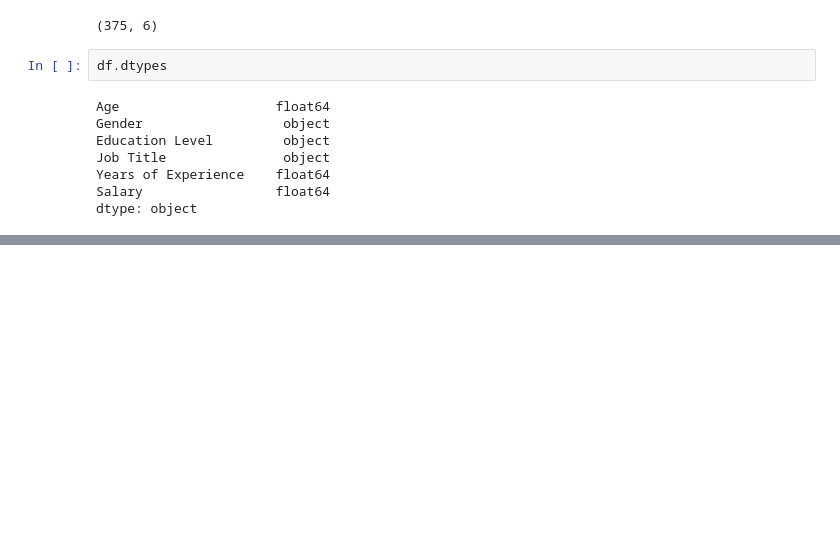
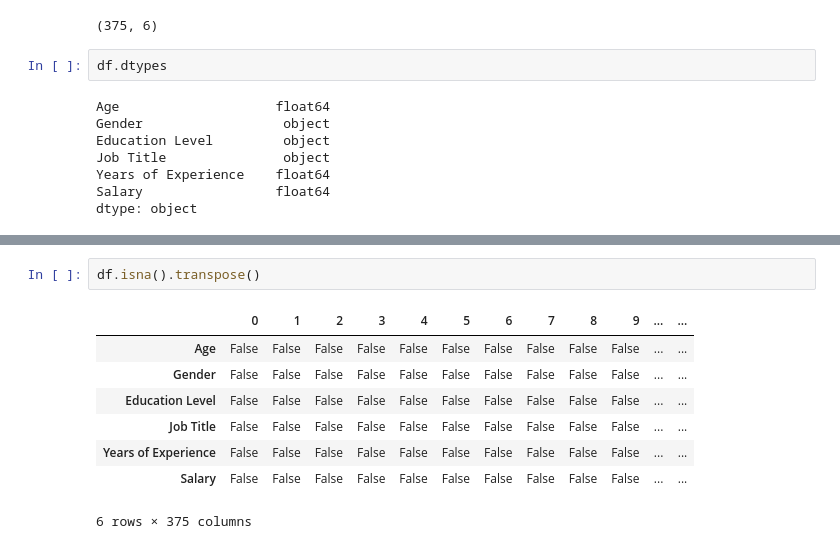
Before and after one commit to itsmepramila/salary-prediction, a Jupyter notebook: Introduction to linear regression salary prediction.ipynb, the cells around one changed output, grey strips where cells are left out. Drawn from its saved outputs; the diff is of its cells as text; blank space fills up the shorter version.

Commit message:
salary prediction

```diff
--- a/Introduction to linear regression salary prediction.ipynb
+++ b/Introduction to linear regression salary prediction.ipynb
@@ -43,0 +100,11 @@ dtype: object
+# %%
+df.isna().transpose()
+# %% [output]
+|  | 0 | 1 | 2 | 3 | 4 | 5 | 6 | 7 | 8 | 9 | ... | ... |
+| Age | False | False | False | False | False | False | False | False | False | False | ... | ... |
+| Gender | False | False | False | False | False | False | False | False | False | False | ... | ... |
+| Education Level | False | False | False | False | False | False | False | False | False | False | ... | ... |
+| Job Title | False | False | False | False | False | False | False | False | False | False | ... | ... |
+| Years of Experience | False | False | False | False | False | False | False | False | False | False | ... | ... |
+| Salary | False | False | False | False | False | False | False | False | False | False | ... | ... |
+6 rows × 375 columns
```
Also changed, not shown: parts of 7 cells of this notebook.
